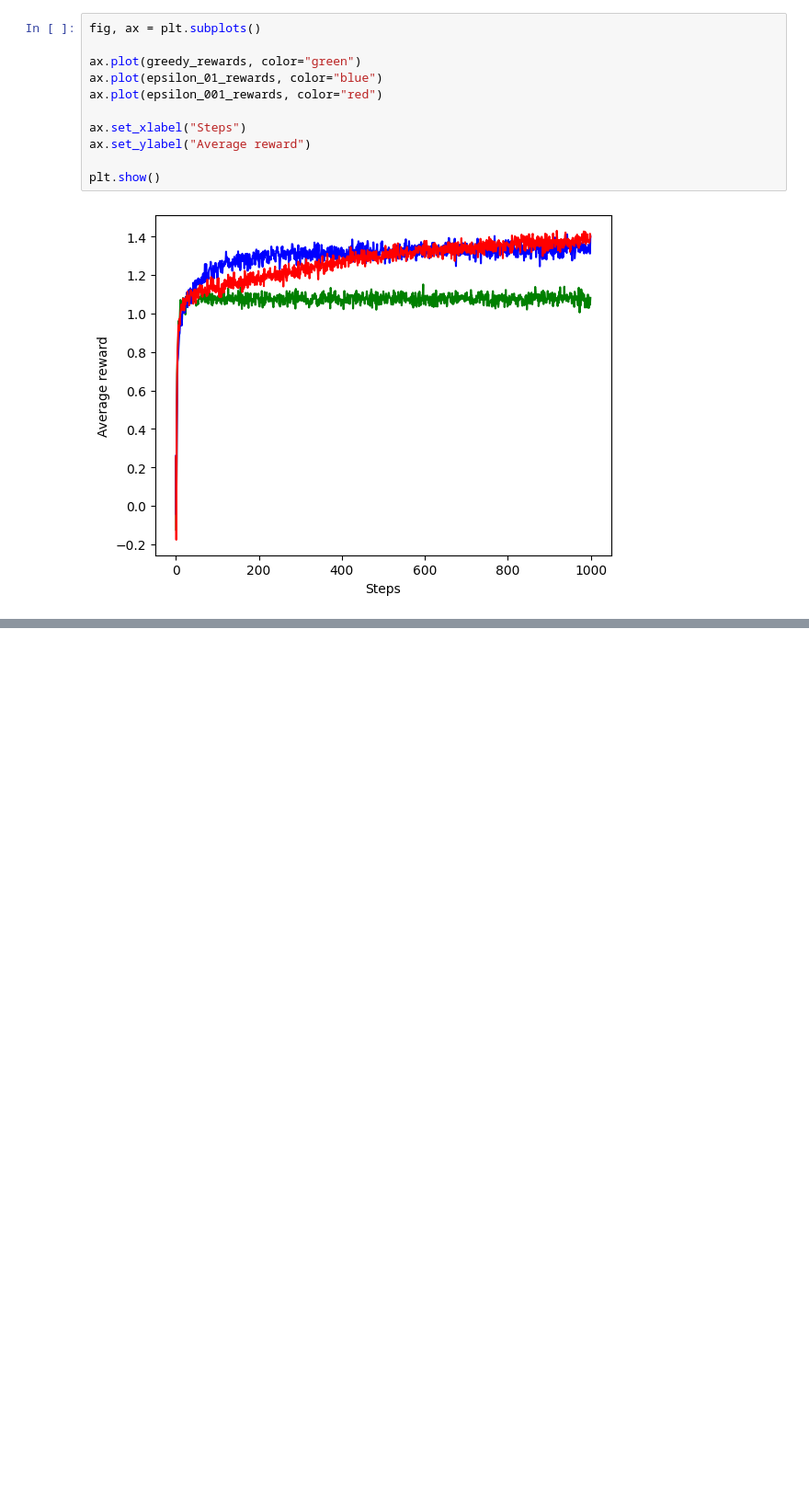
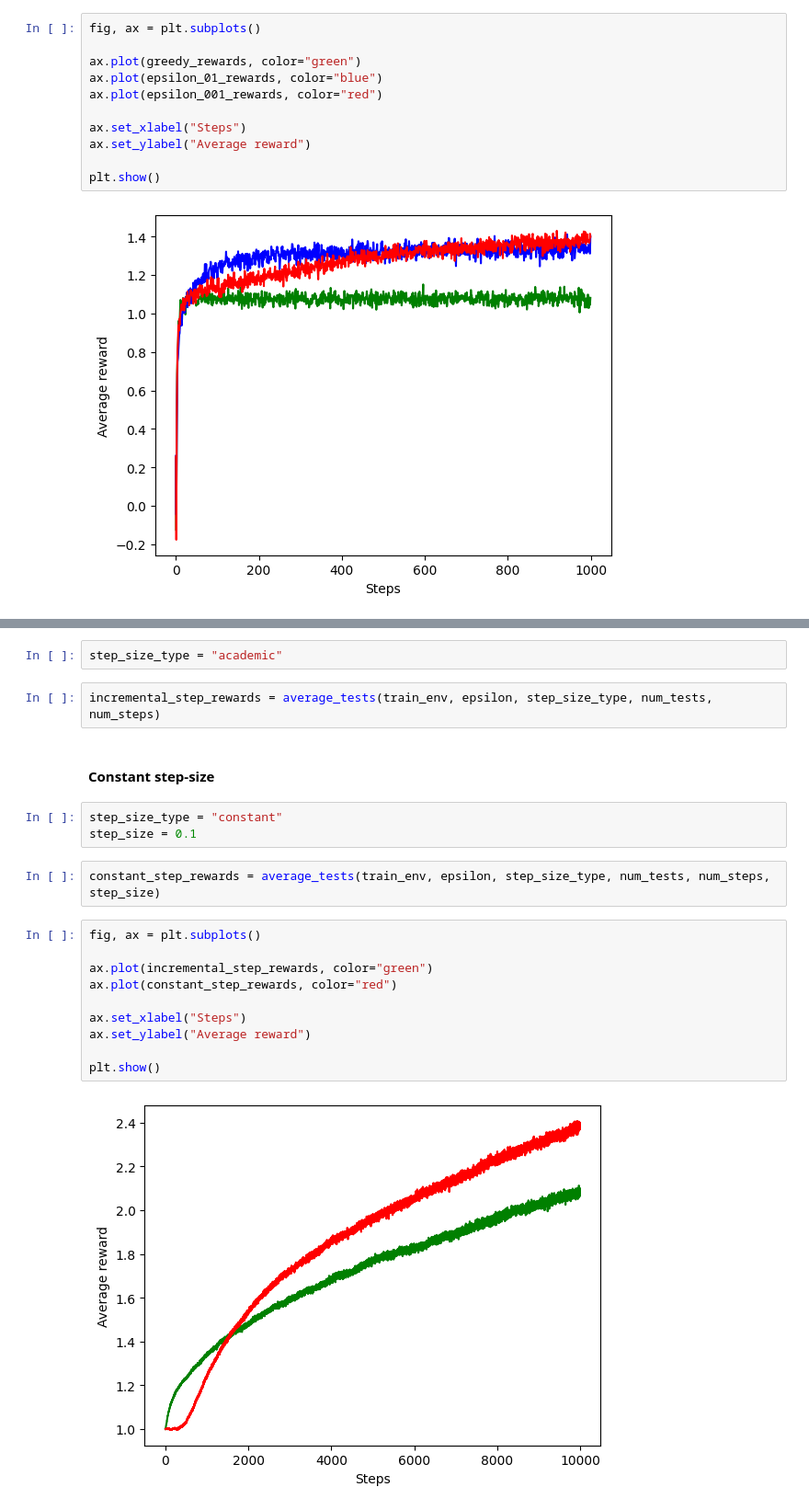
Before and after one commit to partzel/DRL_experimentation, a Jupyter notebook: notebooks/SampleAverage-10ArmedTestbed-V0.ipynb, the cells around one changed output, grey strips where cells are left out. Shown at 92% size. Cells and saved outputs as stored; diff of their text form; blank space fills up the shorter version.

```diff
--- a/notebooks/SampleAverage-10ArmedTestbed-V0.ipynb
+++ b/notebooks/SampleAverage-10ArmedTestbed-V0.ipynb
@@ -66,0 +84,23 @@ plt.show()
+# %%
+step_size_type = "academic"
+# %%
+incremental_step_rewards = average_tests(train_env, epsilon, step_size_type, num_tests, num_steps)
+# %% [markdown]
+#### Constant step-size
+# %%
+step_size_type = "constant"
+step_size = 0.1
+# %%
+constant_step_rewards = average_tests(train_env, epsilon, step_size_type, num_tests, num_steps, step_size)
+# %%
+fig, ax = plt.subplots()
+
+ax.plot(incremental_step_rewards, color="green")
+ax.plot(constant_step_rewards, color="red")
+
+ax.set_xlabel("Steps")
+ax.set_ylabel("Average reward")
+
+plt.show()
+# %% [output]
+[figure, added]
```
Also changed, not shown: parts of 9 cells of this notebook, 4 other files.
